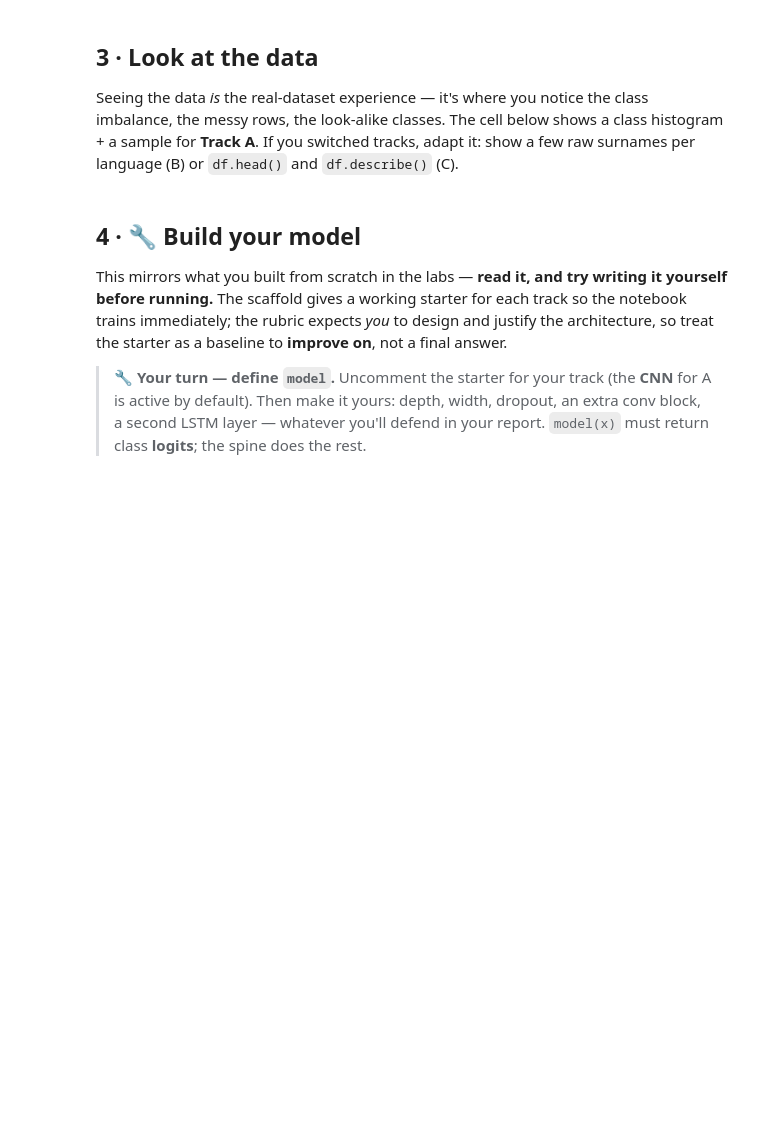
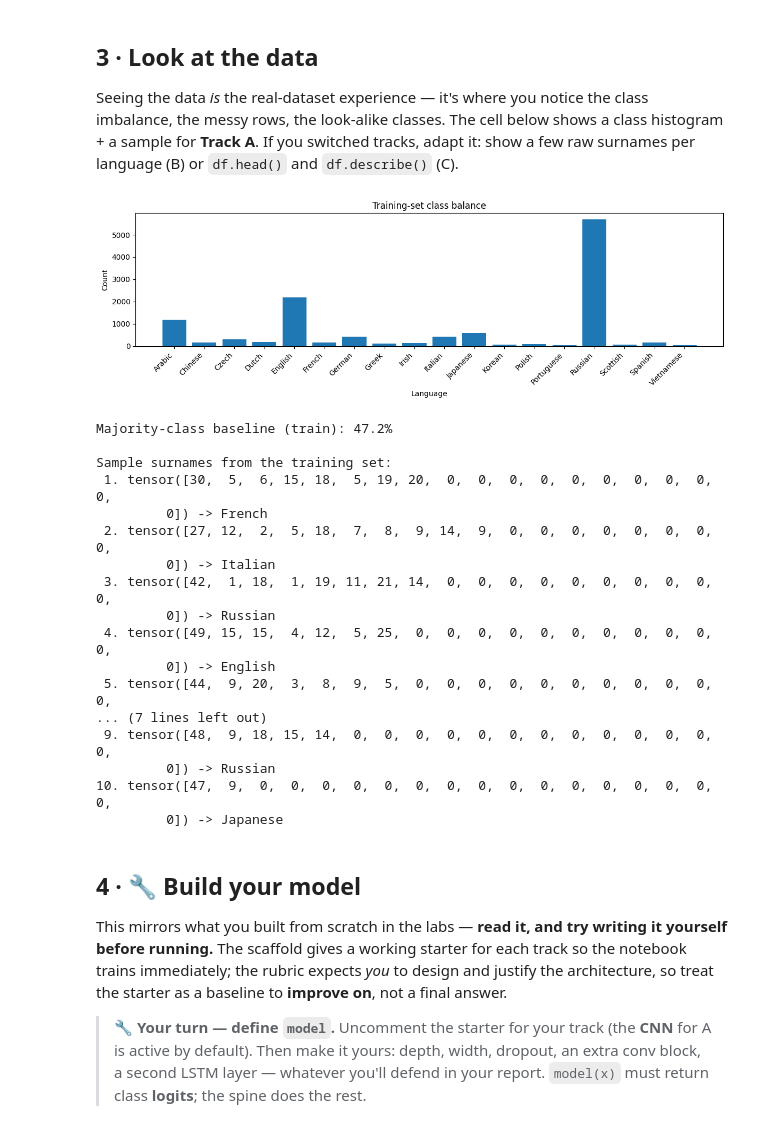
Before and after one commit to taehubhub-commits/Deeplearn_sittipan, a Jupyter notebook: deeplearn_text.ipynb, the cells around one changed output. Cells and saved outputs as stored; diff of their text form; code cells hidden in the pictures; blank space fills up the shorter version.

```diff
--- a/deeplearn_text.ipynb
+++ b/deeplearn_text.ipynb
@@ -323,28 +325,63 @@ imbalance, the messy rows, the look-alike classes. The cell below shows a class
 histogram + a sample for **Track A**. If you switched tracks, adapt it: show a few
 raw surnames per language (B) or `df.head()` and `df.describe()` (C).
 # %%
-# EDA for the ACTIVE track (A · CIFAR-10). Adapt for B (print sample names per
-# class) or C (df.head(), df["species"].value_counts(), a pairplot).
+# EDA for Track B - Names by Language
+
 import collections
+import matplotlib.pyplot as plt
 
-# 1. Class histogram of the training split -- is it balanced?
-counts = collections.Counter(int(train_set[i][1]) for i in range(len(train_set)))
-plt.figure(figsize=(9, 3))
-plt.bar([classes[k] for k in sorted(counts)], [counts[k] for k in sorted(counts)])
-plt.xticks(rotation=45, ha="right"); plt.ylabel("count")
-plt.title("Training-set class balance"); plt.tight_layout(); plt.show()
-print("majority-class baseline (train):",
-      f"{max(counts.values()) / sum(counts.values()):.1%}")
+# 1. Class histogram of the training split
+counts = collections.Counter()
 
-# 2. A few sample images with their labels.
-inv = transforms.Normalize((-0.4914 / 0.2470, -0.4822 / 0.2435, -0.4465 / 0.2616),
-                            (1 / 0.2470, 1 / 0.2435, 1 / 0.2616))
-fig, axes = plt.subplots(1, 6, figsize=(11, 2.2))
-for ax, i in zip(axes, range(6)):
-    img, label = train_set[i]
-    ax.imshow(inv(img).permute(1, 2, 0).clamp(0, 1).numpy())
-    ax.set_title(classes[label], fontsize=9); ax.axis("off")
-plt.tight_layout(); plt.show()
+for i in range(len(train_set)):
+    _, label = train_set[i]
+    counts[int(label)] += 1
+
+plt.figure(figsize=(12, 4))
+plt.bar(
+    [classes[k] for k in sorted(counts)],
+    [counts[k] for k in sorted(counts)]
+)
+
+plt.xticks(rotation=45, ha="right")
+plt.ylabel("Count")
+plt.xlabel("Language")
+plt.title("Training-set class balance")
+plt.tight_layout()
+plt.show()
+
+print(
+    "Majority-class baseline (train):",
+    f"{max(counts.values()) / sum(counts.values()):.1%}"
+)
+
+
+# 2. Show a few raw surnames with their labels
+print("\nSample surnames from the training set:")
+
+for i in range(10):
+    name, label = train_set[i]
+
+    print(f"{i+1:2d}. {name} -> {classes[int(label)]}")
+# %% [output]
+[figure, added]
+Majority-class baseline (train): 47.2%
+
+Sample surnames from the training set:
+ 1. tensor([30,  5,  6, 15, 18,  5, 19, 20,  0,  0,  0,  0,  0,  0,  0,  0,  0,  0,
+         0]) -> French
+ 2. tensor([27, 12,  2,  5, 18,  7,  8,  9, 14,  9,  0,  0,  0,  0,  0,  0,  0,  0,
+         0]) -> Italian
+ 3. tensor([42,  1, 18,  1, 19, 11, 21, 14,  0,  0,  0,  0,  0,  0,  0,  0,  0,  0,
+         0]) -> Russian
+ 4. tensor([49, 15, 15,  4, 12,  5, 25,  0,  0,  0,  0,  0,  0,  0,  0,  0,  0,  0,
+         0]) -> English
+ 5. tensor([44,  9, 20,  3,  8,  9,  5,  0,  0,  0,  0,  0,  0,  0,  0,  0,  0,  0,
+... (7 lines left out)
+ 9. tensor([48,  9, 18, 15, 14,  0,  0,  0,  0,  0,  0,  0,  0,  0,  0,  0,  0,  0,
+         0]) -> Russian
+10. tensor([47,  9,  0,  0,  0,  0,  0,  0,  0,  0,  0,  0,  0,  0,  0,  0,  0,  0,
+         0]) -> Japanese
 # %% [markdown]
 ## 4 · 🔧 Build your model
 
```
Also changed, not shown: parts of 11 cells of this notebook.
